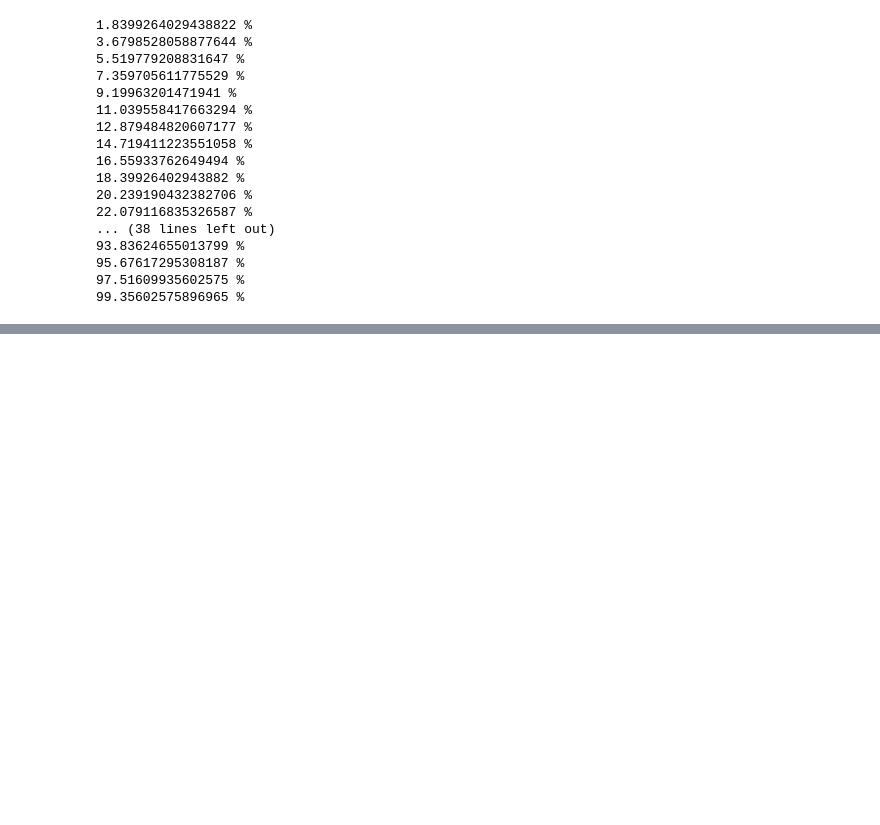
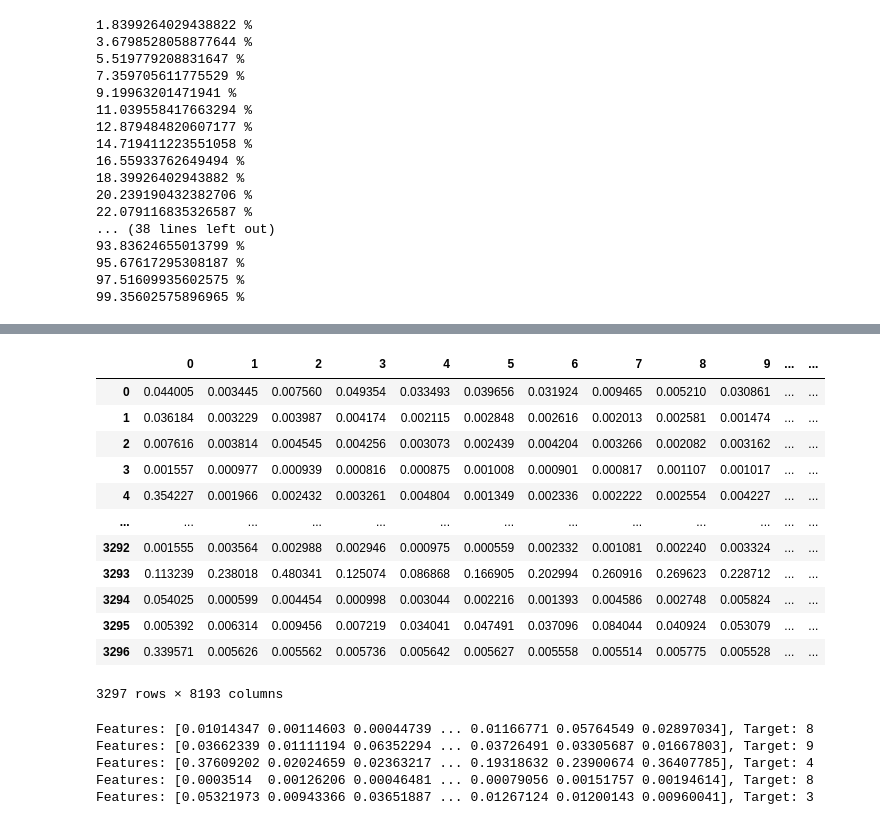
Before and after one commit to kwarnello/Urban-Sound-Classification, a Jupyter notebook: sounds.ipynb, the cells around one changed output, grey strips where cells are left out. Drawn from its saved outputs; the diff is of its cells as text; code cells hidden in the pictures; blank space fills up the shorter version.

```diff
--- a/sounds.ipynb
+++ b/sounds.ipynb
@@ -28,3 +36,6 @@ train["Class"].unique()
 array(['siren', 'street_music', 'drilling', 'dog_bark',
        'children_playing', 'gun_shot', 'engine_idling', 'air_conditioner',
        'jackhammer', 'car_horn'], dtype=object)
+# %%
+encoder = LabelEncoder()
+train["Class"] = encoder.fit_transform(train["Class"])
@@ -31,9 +58,11 @@ array(['siren', 'street_music', 'drilling', 'dog_bark',
 # %%
 bitrate = 16384
 columns = []
+columns_str = []
 
 for x in range(bitrate//2):
     columns.append(x)
+    columns_str.append(str(x))
 # %%
 os.chdir("Train/")
 
@@ -47,8 +76,7 @@ for filename in os.listdir():
 
     #### Normalize fft
     result = abs(fft[:rate//2])
-    result = result - result.mean()
-    result = result / result.max()
+    result *= (1/result.max())
 
     if len(result) < rate//2:
         diff = rate//2 - len(result)
@@ -68,11 +96,17 @@ for filename in os.listdir():
         print(i/len(train["ID"])*100,"%")
 
 os.chdir("..")
-temp["ID"] = temp["ID"].astype('int64', inplace=True)
+temp["ID"] = temp["ID"].astype('int64')
+temp.sort_values(by=[8192])
 train.reset_index(drop=True, inplace=True)
 temp.reset_index(drop=True, inplace=True)
-train = pd.concat([train, temp], axis=1, ignore_index=True)
-train.to_csv("train_data_fft.csv")
+train = pd.concat([temp, train], axis=1, ignore_index=True)
+
+## temporary fix to misnamed columns
+train = train.drop([8193], axis=1)
+train = train.rename(columns={8192:"ID", 8494:"Class"})
+
+train.to_csv("train_data_fft.csv", index=False)
 # %% [output]
 1.8399264029438822 %
 3.6798528058877644 %
@@ -108,8 +138,7 @@ for filename in os.listdir():
 
     #### Normalize fft
     result = abs(fft[:rate//2])
-    result = result - result.mean()
-    result = result / result.max()
+    result *= (1/result.max())
 
     if len(result) < rate//2:
         diff = rate//2 - len(result)
@@ -129,11 +158,16 @@ for filename in os.listdir():
         print(i/len(test["ID"])*100,"%")
 
 os.chdir("..")
-temp["ID"] = temp["ID"].astype('int64', inplace=True)
-
+temp["ID"] = temp["ID"].astype('int64')
+temp = temp.sort_values(by=['ID'])
 test.reset_index(drop=True, inplace=True)
 temp.reset_index(drop=True, inplace=True)
-test = pd.concat([test, temp], axis=1, ignore_index=True)
-test.to_csv("test_data_fft.csv")
+test = pd.concat([temp, test], axis=1, ignore_index=True)
+
+## temporary fix to misnamed columns
+test = test.drop([8193], axis=1)
+test = test.rename(columns={8192:"ID"})
+
+test.to_csv("test_data_fft.csv", index=False)
 # %% [output]
 3.0330603579011224 %
@@ -139,0 +191,16 @@ test.to_csv("test_data_fft.csv")
+# %%
+test
+# %% [output]
+|  | 0 | 1 | 2 | 3 | 4 | 5 | 6 | 7 | 8 | 9 | ... | ... |
+| 0 | 0.044005 | 0.003445 | 0.007560 | 0.049354 | 0.033493 | 0.039656 | 0.031924 | 0.009465 | 0.005210 | 0.030861 | ... | ... |
+| 1 | 0.036184 | 0.003229 | 0.003987 | 0.004174 | 0.002115 | 0.002848 | 0.002616 | 0.002013 | 0.002581 | 0.001474 | ... | ... |
+| 2 | 0.007616 | 0.003814 | 0.004545 | 0.004256 | 0.003073 | 0.002439 | 0.004204 | 0.003266 | 0.002082 | 0.003162 | ... | ... |
+| 3 | 0.001557 | 0.000977 | 0.000939 | 0.000816 | 0.000875 | 0.001008 | 0.000901 | 0.000817 | 0.001107 | 0.001017 | ... | ... |
+| 4 | 0.354227 | 0.001966 | 0.002432 | 0.003261 | 0.004804 | 0.001349 | 0.002336 | 0.002222 | 0.002554 | 0.004227 | ... | ... |
+| ... | ... | ... | ... | ... | ... | ... | ... | ... | ... | ... | ... | ... |
+| 3292 | 0.001555 | 0.003564 | 0.002988 | 0.002946 | 0.000975 | 0.000559 | 0.002332 | 0.001081 | 0.002240 | 0.003324 | ... | ... |
+| 3293 | 0.113239 | 0.238018 | 0.480341 | 0.125074 | 0.086868 | 0.166905 | 0.202994 | 0.260916 | 0.269623 | 0.228712 | ... | ... |
+| 3294 | 0.054025 | 0.000599 | 0.004454 | 0.000998 | 0.003044 | 0.002216 | 0.001393 | 0.004586 | 0.002748 | 0.005824 | ... | ... |
+| 3295 | 0.005392 | 0.006314 | 0.009456 | 0.007219 | 0.034041 | 0.047491 | 0.037096 | 0.084044 | 0.040924 | 0.053079 | ... | ... |
+| 3296 | 0.339571 | 0.005626 | 0.005562 | 0.005736 | 0.005642 | 0.005627 | 0.005558 | 0.005514 | 0.005775 | 0.005528 | ... | ... |
+3297 rows × 8193 columns
@@ -139,0 +215,9 @@ test.to_csv("test_data_fft.csv")
+# %%
+for feat, targ in dataset.take(5):
+    print ('Features: {}, Target: {}'.format(feat, targ))
+# %% [output]
+Features: [0.01014347 0.00114603 0.00044739 ... 0.01166771 0.05764549 0.02897034], Target: 8
+Features: [0.03662339 0.01111194 0.06352294 ... 0.03726491 0.03305687 0.01667803], Target: 9
+Features: [0.37609202 0.02024659 0.02363217 ... 0.19318632 0.23900674 0.36407785], Target: 4
+Features: [0.0003514  0.00126206 0.00046481 ... 0.00079056 0.00151757 0.00194614], Target: 8
+Features: [0.05321973 0.00943366 0.03651887 ... 0.01267124 0.01200143 0.00960041], Target: 3
```
Also changed, not shown: parts of 15 cells of this notebook, 1 other file.
